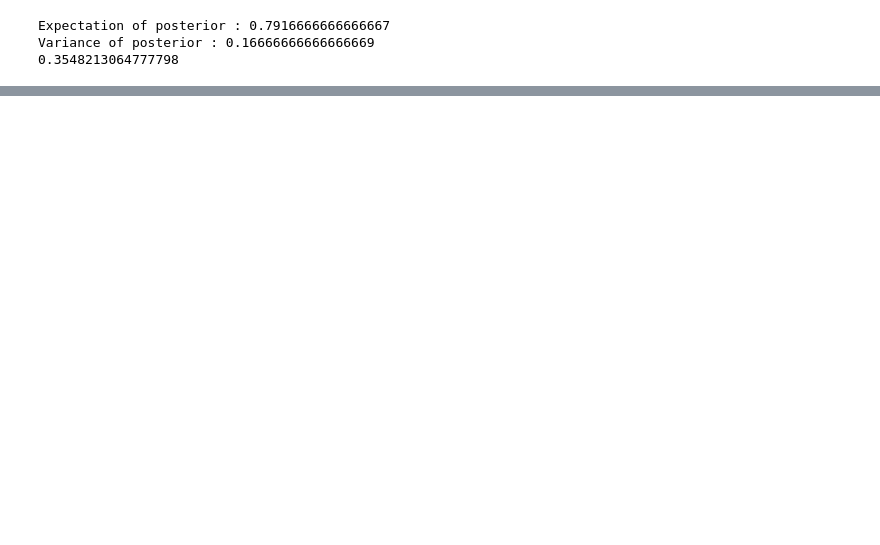
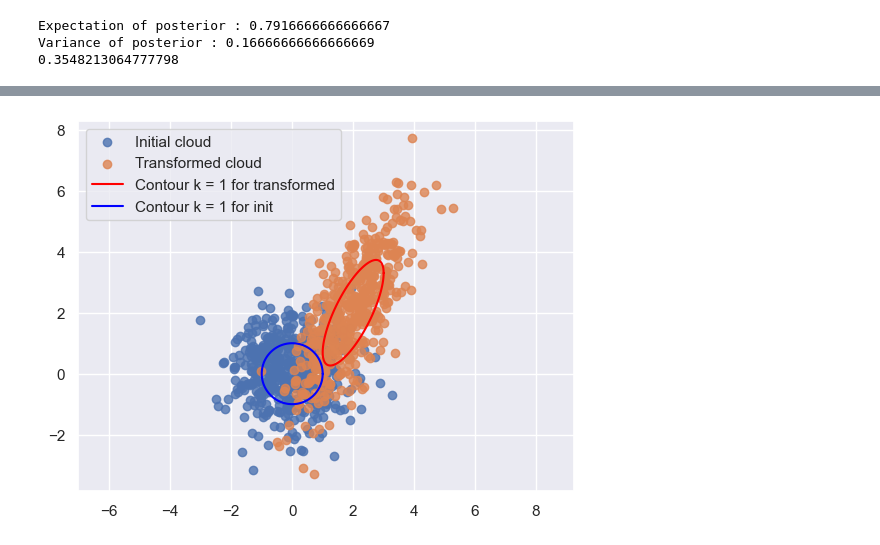
Before and after one commit to HerMak56/perception-in-robotics, a Jupyter notebook: HomeWork/PS1/PS1_Solution.ipynb, the cells around one changed output, grey strips where cells are left out. Cells and saved outputs as stored; diff of their text form; code cells hidden in the pictures; blank space fills up the shorter version.

```diff
--- a/HomeWork/PS1/PS1_Solution.ipynb
+++ b/HomeWork/PS1/PS1_Solution.ipynb
@@ -139,0 +260,27 @@ Is P(x|z) by Bayes formula close to P(x|z) by definition: True
+# %%
+number_samples = 500
+x = np.random.normal(loc=0,scale=1,size=(number_samples,2))
+cov = np.array([
+    [1,1.3],
+    [1.3,3]
+])
+mean = np.array([
+    [2],
+    [2]
+])
+A = cholesky(cov)
+transformed  = (A @ x.T + mean).T
+cloud_transformed_contour = plot2dcov(mean=mean, covariance=cov, k=1,num_points=100,method='cholesky')
+cloud_init_contour = plot2dcov(mean=np.zeros(shape=(2,1)), covariance=np.eye(2), k=1,num_points=100,method='cholesky')
+plt.scatter(x[:,0], x[:,1],alpha=0.8, label='Initial cloud')
+plt.scatter(transformed[:,0], transformed[:,1],alpha=0.8, label='Transformed cloud')
+plt.plot(cloud_transformed_contour[:,0], cloud_transformed_contour[:,1],label='Contour k = 1 for transformed',color = colors[0])
+plt.plot(cloud_init_contour[:,0], cloud_init_contour[:,1],label='Contour k = 1 for init' ,color = colors[1])
+
+plt.axis('equal')
+plt.legend()
+plt.grid()
+plt.gca().set_aspect('equal')
+plt.show()
+# %% [output]
+[figure, added]
```
Also changed, not shown: parts of 16 cells of this notebook.
